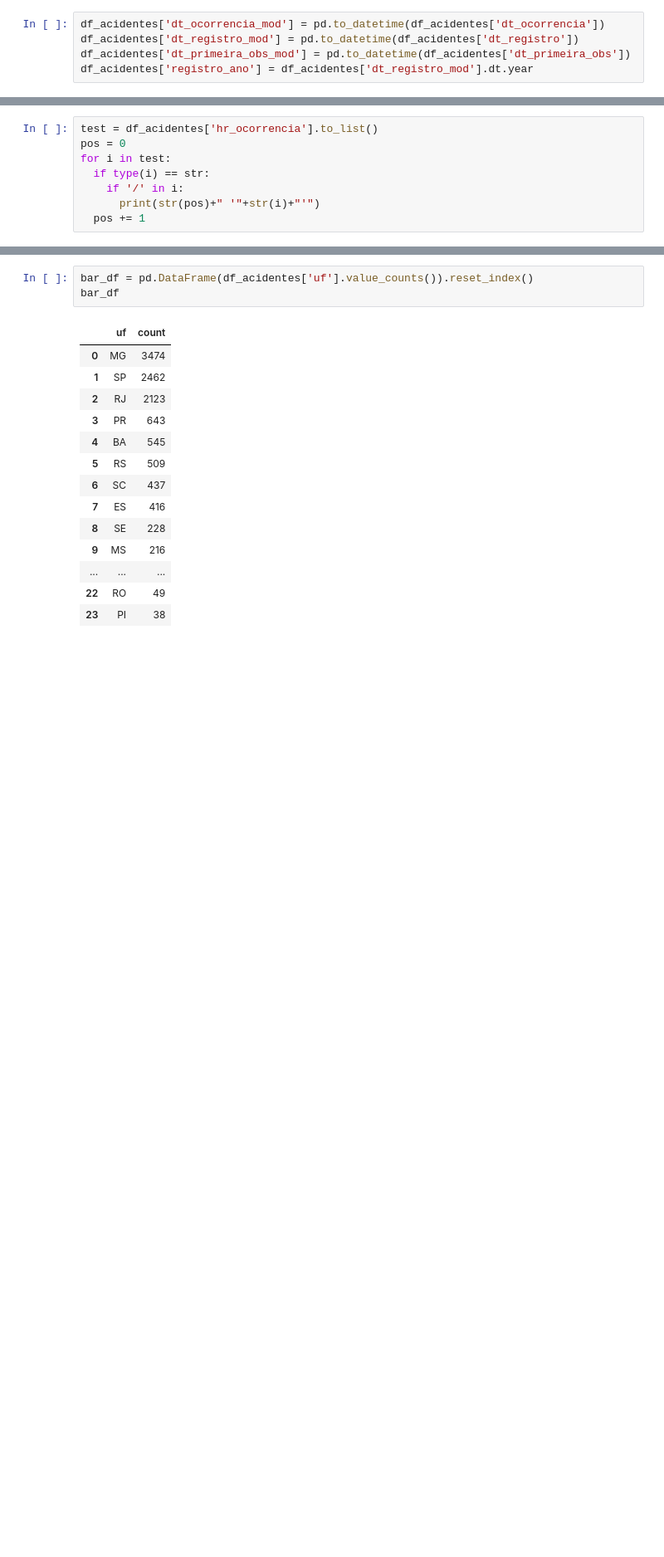
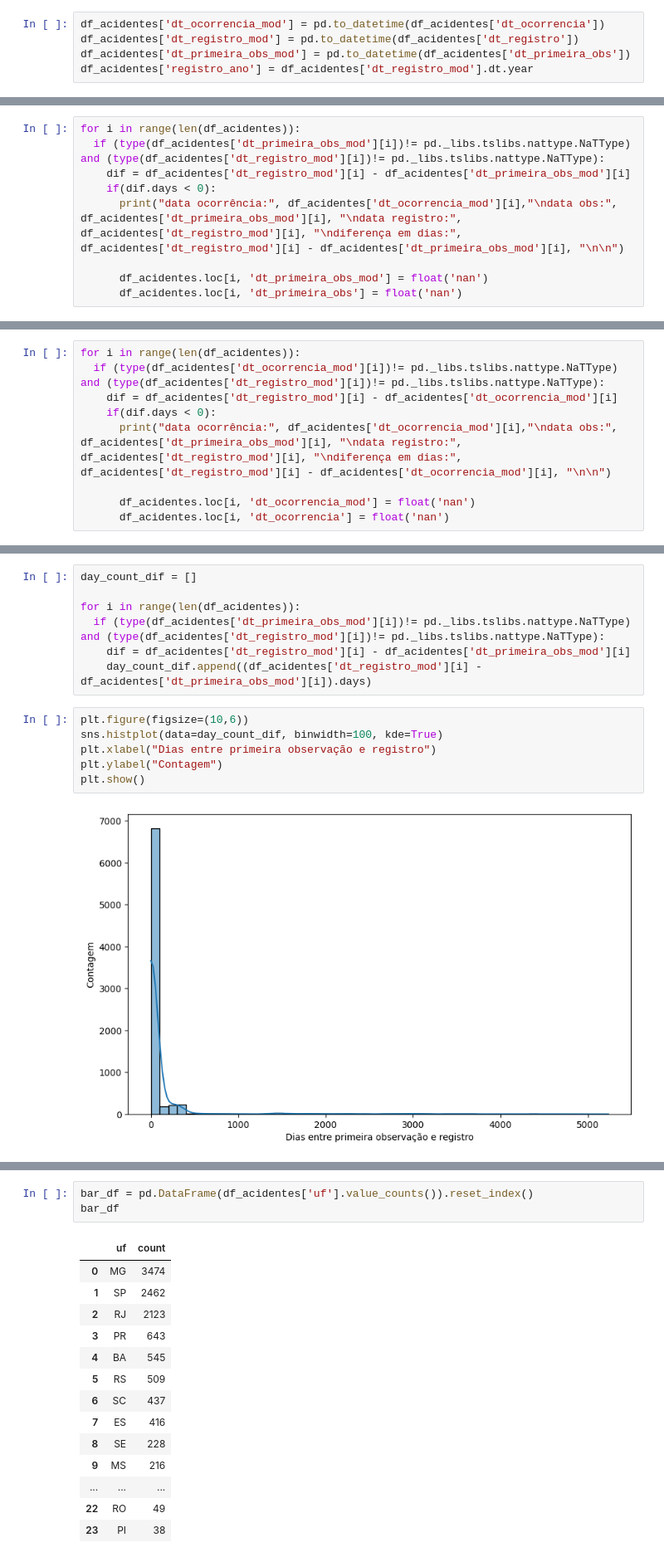
Before and after one commit to mariabrandaob/PCD-2-IBAMA, a Jupyter notebook: PCD_2_IBAMA.ipynb, the cells around one changed output, grey strips where cells are left out. Shown at 83% size. Saved outputs shown, nothing was run; the diff lists cells and outputs as text; blank space fills up the shorter version.

Commit message:
Tratamento das colunas de data e hora

```diff
--- a/PCD_2_IBAMA.ipynb
+++ b/PCD_2_IBAMA.ipynb
@@ -179,0 +320,9 @@ df_acidentes['registro_ano'] = df_acidentes['dt_registro_mod'].dt.year
+# %%
+for i in range(len(df_acidentes)):
+  if (type(df_acidentes['dt_primeira_obs_mod'][i])!= pd._libs.tslibs.nattype.NaTType) and (type(df_acidentes['dt_registro_mod'][i])!= pd._libs.tslibs.nattype.NaTType):
+    dif = df_acidentes['dt_registro_mod'][i] - df_acidentes['dt_primeira_obs_mod'][i]
+    if(dif.days < 0):
+      print("data ocorrência:", df_acidentes['dt_ocorrencia_mod'][i],"\ndata obs:", df_acidentes['dt_primeira_obs_mod'][i], "\ndata registro:", df_acidentes['dt_registro_mod'][i], "\ndiferença em dias:", df_acidentes['dt_registro_mod'][i] - df_acidentes['dt_primeira_obs_mod'][i], "\n\n")
+
+      df_acidentes.loc[i, 'dt_primeira_obs_mod'] = float('nan')
+      df_acidentes.loc[i, 'dt_primeira_obs'] = float('nan')
@@ -179,0 +349,9 @@ df_acidentes['registro_ano'] = df_acidentes['dt_registro_mod'].dt.year
+# %%
+for i in range(len(df_acidentes)):
+  if (type(df_acidentes['dt_ocorrencia_mod'][i])!= pd._libs.tslibs.nattype.NaTType) and (type(df_acidentes['dt_registro_mod'][i])!= pd._libs.tslibs.nattype.NaTType):
+    dif = df_acidentes['dt_registro_mod'][i] - df_acidentes['dt_ocorrencia_mod'][i]
+    if(dif.days < 0):
+      print("data ocorrência:", df_acidentes['dt_ocorrencia_mod'][i],"\ndata obs:", df_acidentes['dt_primeira_obs_mod'][i], "\ndata registro:", df_acidentes['dt_registro_mod'][i], "\ndiferença em dias:", df_acidentes['dt_registro_mod'][i] - df_acidentes['dt_ocorrencia_mod'][i], "\n\n")
+
+      df_acidentes.loc[i, 'dt_ocorrencia_mod'] = float('nan')
+      df_acidentes.loc[i, 'dt_ocorrencia'] = float('nan')
@@ -252,8 +392,0 @@ dtype: int64
-# %%
-test = df_acidentes['hr_ocorrencia'].to_list()
-pos = 0
-for i in test:
-  if type(i) == str:
-    if '/' in i:
-      print(str(pos)+" '"+str(i)+"'")
-  pos += 1
@@ -341,0 +395,15 @@ dtype: timedelta64[ns]
+# %%
+day_count_dif = []
+
+for i in range(len(df_acidentes)):
+  if (type(df_acidentes['dt_primeira_obs_mod'][i])!= pd._libs.tslibs.nattype.NaTType) and (type(df_acidentes['dt_registro_mod'][i])!= pd._libs.tslibs.nattype.NaTType):
+    dif = df_acidentes['dt_registro_mod'][i] - df_acidentes['dt_primeira_obs_mod'][i]
+    day_count_dif.append((df_acidentes['dt_registro_mod'][i] - df_acidentes['dt_primeira_obs_mod'][i]).days)
+# %%
+plt.figure(figsize=(10,6))
+sns.histplot(data=day_count_dif, binwidth=100, kde=True)
+plt.xlabel("Dias entre primeira observação e registro")
+plt.ylabel("Contagem")
+plt.show()
+# %% [output]
+[figure, added]
```
Also changed, not shown: parts of 65 cells of this notebook.
